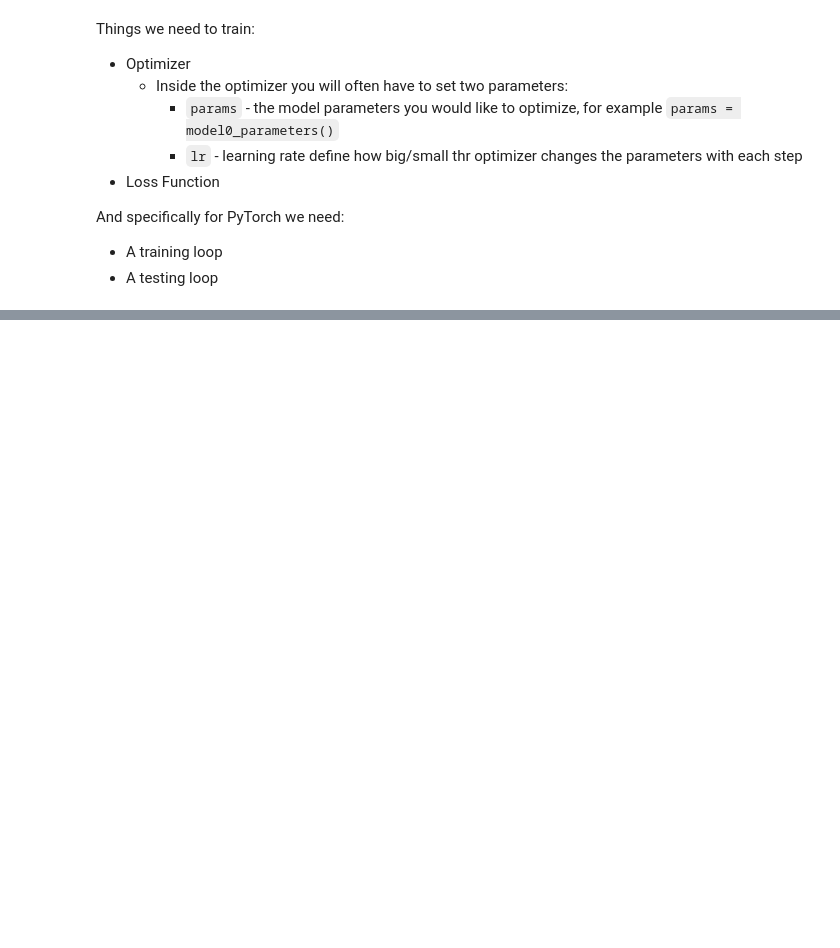
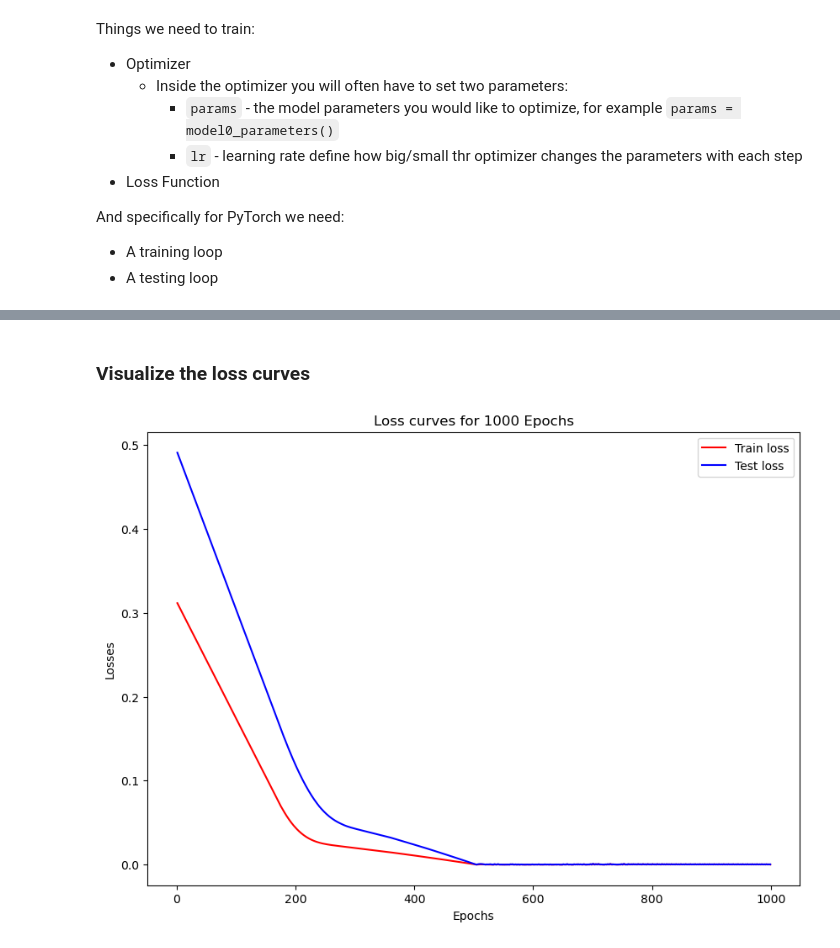
Before and after one commit to KCLTLH/PyTorch, a Jupyter notebook: 01_pytorch_workflow.ipynb, the cells around one changed output, grey strips where cells are left out. Cells and saved outputs as stored; diff of their text form; code cells hidden in the pictures; blank space fills up the shorter version.

```diff
--- a/01_pytorch_workflow.ipynb
+++ b/01_pytorch_workflow.ipynb
@@ -119,4 +120,4 @@ loss_fn = nn.L1Loss() # MAE loss is same as L1Loss
 
 # Setup a optimizer
 optimizer = torch.optim.Adam(params=model0.parameters(), # parameters of target model to optimize
-                            lr=0.01) # learning rate (how much the optimizer should change parameters at each step, higher=more (less stable), lower=less (might take a long time))
+                            lr=0.001) # learning rate
@@ -173,0 +193,13 @@ for epoch in range(epochs):
+# %% [markdown]
+### Visualize the loss curves
+# %%
+plt.figure(figsize=(10, 7))
+plt.plot(epochs_times[:-1], train_loss_curves[:-1], c='r', label="Train loss")
+plt.plot(epochs_times[:-1], test_loss_curves[:-1], c='b', label="Test loss")
+plt.xlabel("Epochs")
+plt.ylabel("Losses")
+plt.legend()
+plt.title("Loss curves for 1000 Epochs")
+plt.show;
+# %% [output]
+[figure, added]
```
Also changed, not shown: parts of 7 cells of this notebook.
